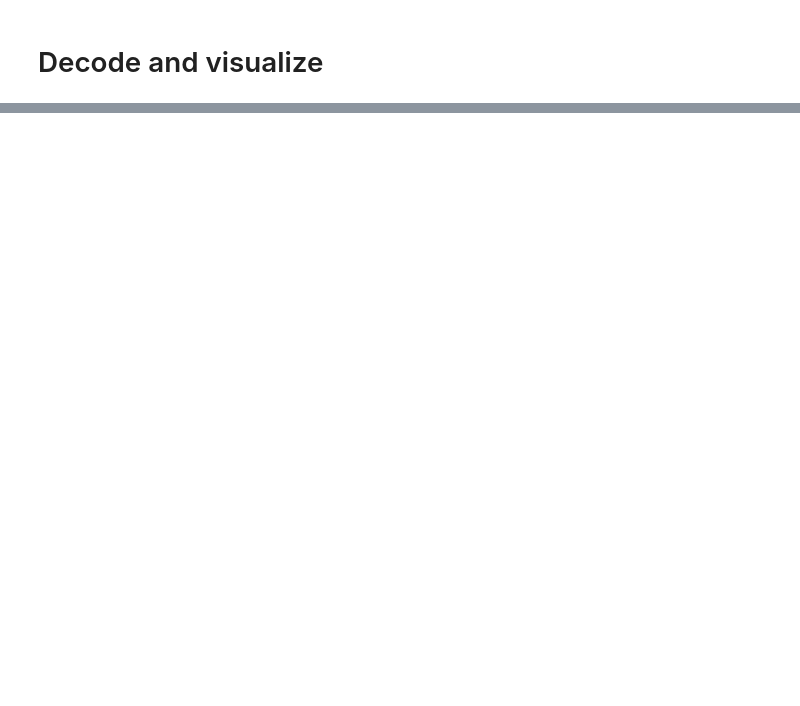
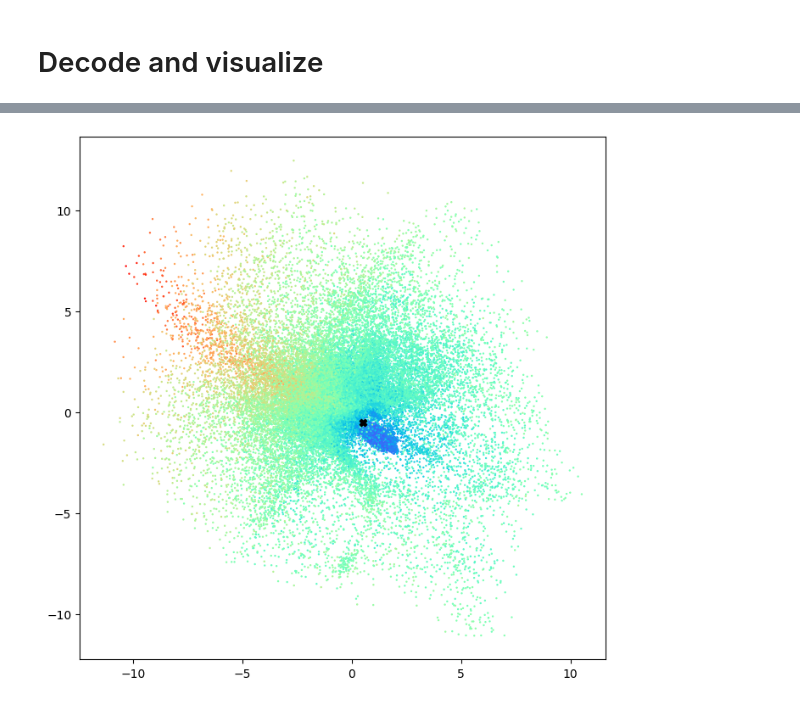
Before and after one commit to tedeschg/ASMSA, a Jupyter notebook: mydev/asmsa_ae.ipynb, the cells around one changed output, grey strips where cells are left out. Drawn from its saved outputs; the diff is of its cells as text; code cells hidden in the pictures; blank space fills up the shorter version.

```diff
--- a/mydev/asmsa_ae.ipynb
+++ b/mydev/asmsa_ae.ipynb
@@ -97,6 +113,5 @@ view
 # %%
-ca_indices, n_ca, bb_indices, n_bb, features_normalized, scaler, coords = process_trajectory(tr, conf)
-features_normalized.shape
+ca_indices, n_ca, bb_indices, n_bb, features_normalized, scaler_coords, scaler_angles, coords = process_trajectory(tr, conf)
 # %% [markdown]
 ## NN preprocessing
 # %%
@@ -177,3 +255,4 @@ test
 # %%
-target = np.array([7.5, -10]).reshape(1, latent_dim)
+target = np.array([10, 0]).reshape(1, latent_dim)
 emb, sample = plot_latent_space(latent_dim, encoder, ds_all, conf, tr, test, bb_indices, model=nn_model, exact=True)
+# %% [output]
@@ -180,3 +260,4 @@ emb, sample = plot_latent_space(latent_dim, encoder, ds_all, conf, tr, test, bb_
+[figure, added]
 # %%
 rms_ref = md.load_pdb(conf)
 rms_ref_bb  = rms_ref.atom_slice(bb_indices)
```
Also changed, not shown: parts of 15 cells of this notebook, 3 other files.
